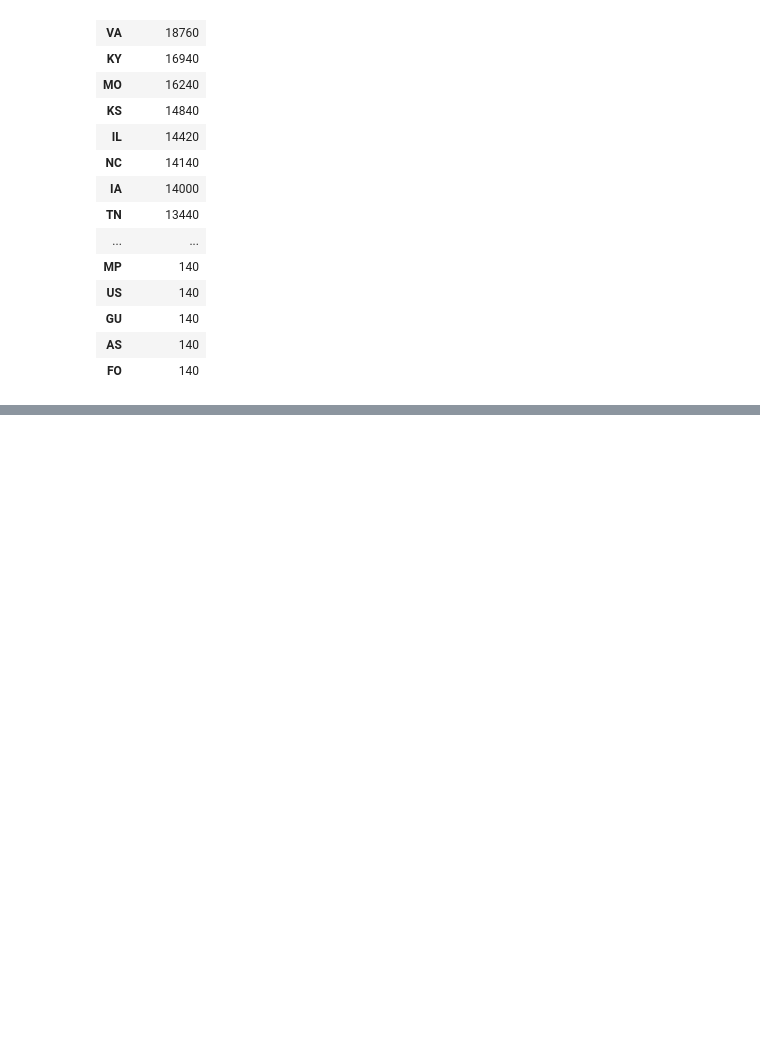
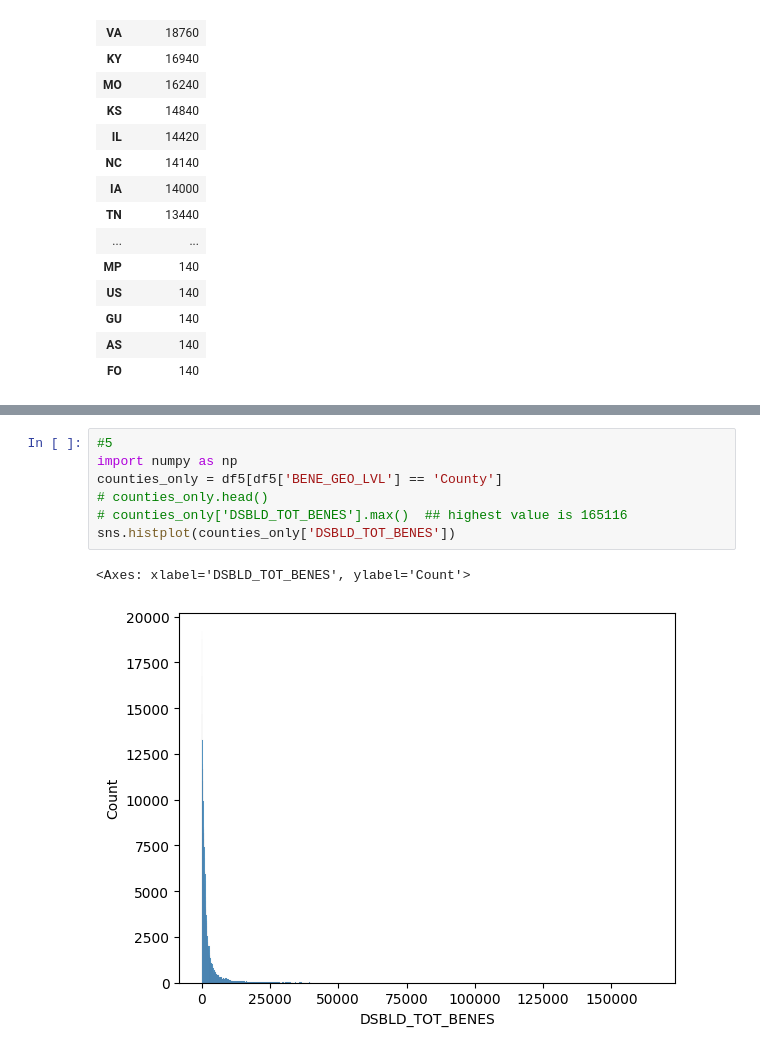
Before and after one commit to Catherine-Nguyen88/visualization, a Jupyter notebook: assignment/assignment.ipynb, the cells around one changed output, grey strips where cells are left out. Cells and saved outputs as stored; diff of their text form; blank space fills up the shorter version.

```diff
--- a/assignment/assignment.ipynb
+++ b/assignment/assignment.ipynb
@@ -423,0 +454,10 @@ KeyboardInterrupt:
+# %%
+#5
+import numpy as np
+counties_only = df5[df5['BENE_GEO_LVL'] == 'County']
+# counties_only.head()
+# counties_only['DSBLD_TOT_BENES'].max()  ## highest value is 165116
+sns.histplot(counties_only['DSBLD_TOT_BENES'])
+# %% [output]
+<Axes: xlabel='DSBLD_TOT_BENES', ylabel='Count'>
+[figure, added]
```
Also changed, not shown: parts of 7 cells of this notebook.
